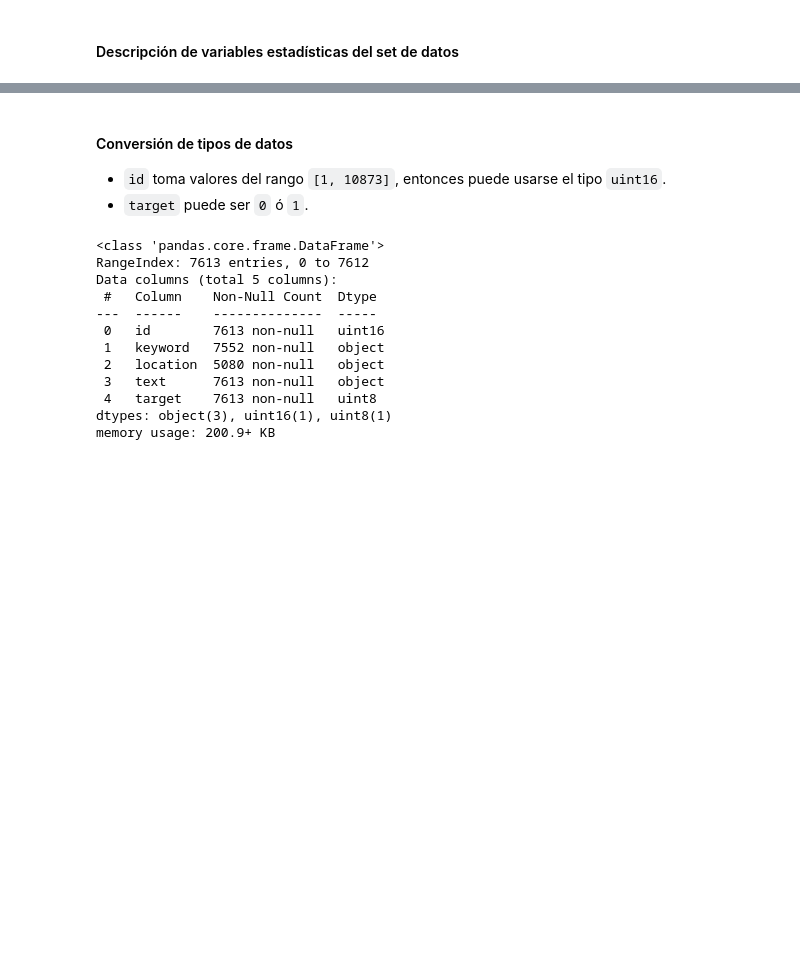
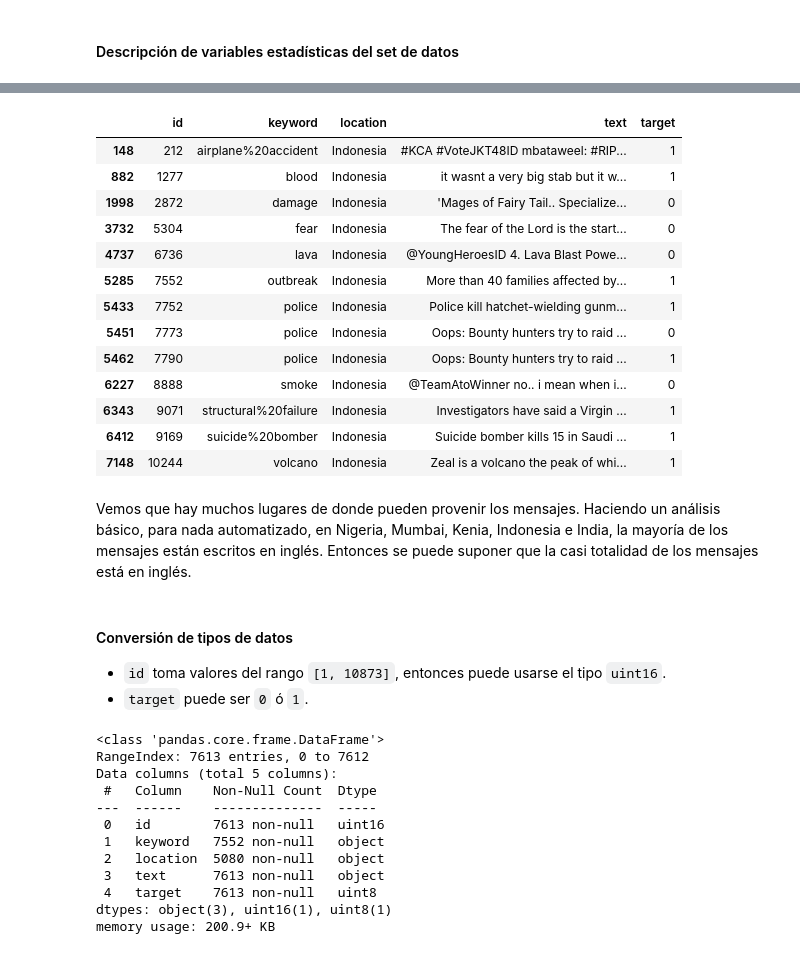
Before and after one commit to ffelfis/Orga_Datos_TPs, a Jupyter notebook: TP1/nb_Facundo.ipynb, the cells around one changed output, grey strips where cells are left out. Cells and saved outputs as stored; diff of their text form; code cells hidden in the pictures; blank space fills up the shorter version.

Commit message:
Se agregó README.md a l acarpeta del TP 1 Se agregó análisis menor del set de datos.

```diff
--- a/TP1/nb_Facundo.ipynb
+++ b/TP1/nb_Facundo.ipynb
@@ -55,3 +97,28 @@ df.describe(include=[np.object, np.number]).T
+# %%
+# Se elige un ancho para la visualización de columnas
+pd.set_option('max_colwidth', 150)
+
+display(df.loc[df['location'] == 'Indonesia'])
+
+# Se vuelve al valor por default de 'max_colwidth'
+pd.reset_option('max_colwidth')
+# %% [output]
+|  | id | keyword | location | text | target |
+| 148 | 212 | airplane%20accident | Indonesia | #KCA #VoteJKT48ID mbataweel: #RIP... | 1 |
+| 882 | 1277 | blood | Indonesia | it wasnt a very big stab but it w... | 1 |
+| 1998 | 2872 | damage | Indonesia | 'Mages of Fairy Tail.. Specialize... | 0 |
+| 3732 | 5304 | fear | Indonesia | The fear of the Lord is the start... | 0 |
+| 4737 | 6736 | lava | Indonesia | @YoungHeroesID 4. Lava Blast Powe... | 0 |
+| 5285 | 7552 | outbreak | Indonesia | More than 40 families affected by... | 1 |
+| 5433 | 7752 | police | Indonesia | Police kill hatchet-wielding gunm... | 1 |
+| 5451 | 7773 | police | Indonesia | Oops: Bounty hunters try to raid ... | 0 |
+| 5462 | 7790 | police | Indonesia | Oops: Bounty hunters try to raid ... | 1 |
+| 6227 | 8888 | smoke | Indonesia | @TeamAtoWinner no.. i mean when i... | 0 |
+| 6343 | 9071 | structural%20failure | Indonesia | Investigators have said a Virgin ... | 1 |
+| 6412 | 9169 | suicide%20bomber | Indonesia | Suicide bomber kills 15 in Saudi ... | 1 |
+| 7148 | 10244 | volcano | Indonesia | Zeal is a volcano the peak of whi... | 1 |
+# %% [markdown]
+Vemos que hay muchos lugares de donde pueden provenir los mensajes. Haciendo un análisis básico, para nada automatizado, en Nigeria, Mumbai, Kenia, Indonesia e India, la mayoría de los mensajes están escritos en inglés. Entonces se puede suponer que la casi totalidad de los mensajes está en inglés.
 # %% [markdown]
 #### Conversión de tipos de datos
 
```
Also changed, not shown: parts of 11 cells of this notebook, 1 other file.
